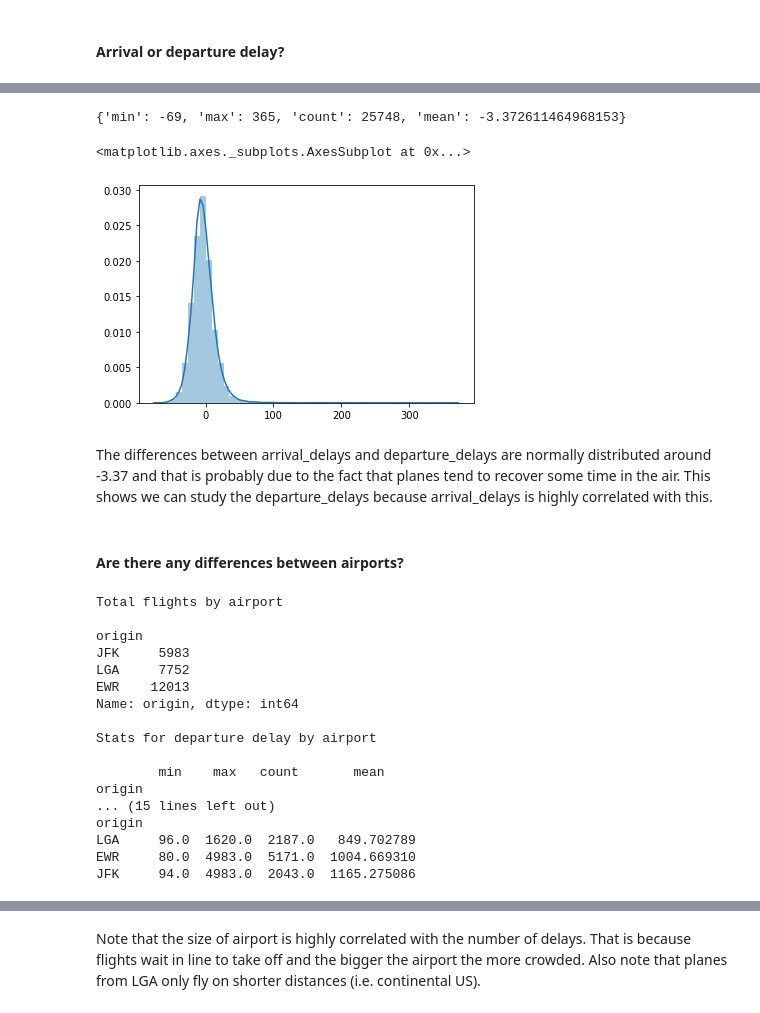
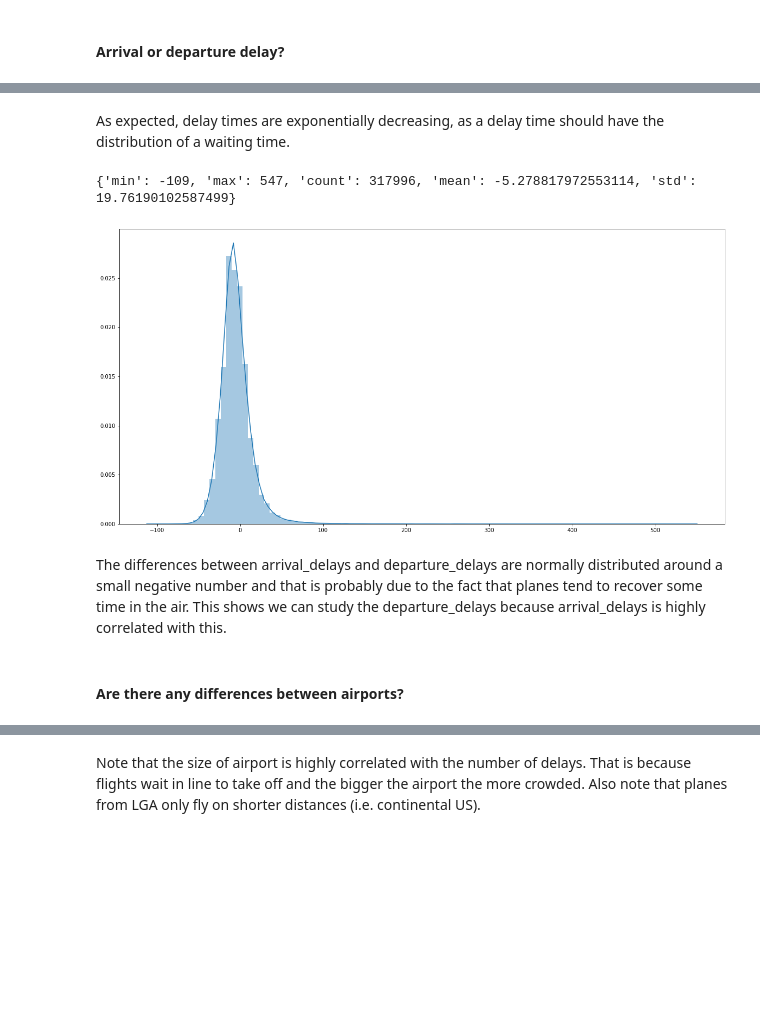
Before and after one commit to mihaihai/flight_data, a Jupyter notebook: Data exploration of flight delays and weather.ipynb, the cells around one changed output, grey strips where cells are left out. Cells and saved outputs as stored; diff of their text form; code cells hidden in the pictures; blank space fills up the shorter version.

```diff
--- a/Data exploration of flight delays and weather.ipynb
+++ b/Data exploration of flight delays and weather.ipynb
@@ -204,10 +231,24 @@ def to_minutes(number):
+# %%
+def to_minutes_departure(number):
+    if number == 2400: minutes = 1440
+    minutes = int(number/100)*60+int(number%100)
+    if number < 445: minutes += 1440
+    #I chose 445 = min(test1,test4)+1because no flight left later than 4:00AM and earlier than 4:45AM.
+    #The flights after 4:45AM clearly left earlier than planned that day and the one between 0:00AM and 4:00AM left late.
+    return minutes
+
+def to_minutes_arrival(number):
+    if number == 2400: minutes = 1440
+    minutes = int(number/100)*60+int(number%100)
+    if number < 552 : minutes += 1440
+    #I chose 552 = max(test3, test5)+1 because the flighno flight left later than 4:00AM and earlier than 4:45AM.
+    #The flights after 4:45AM clearly left earlier than planned that day and the one between 0:00AM and 4:00AM left late.
+    return minutes
 # %%
-working = pd.merge(df, wf, how = 'left', on=['origin', 'year', 'month', 'day', 'hour']).dropna()
-
 working['date'] = pd.to_datetime(working[['year','month','day']])
 
-working['departure_delay'] =   working['departure'].apply(to_minutes) - working['scheduled_departure'].apply(to_minutes)
-working['arrival_delay'] =  working['arrival'].apply(to_minutes) - working['scheduled_arrival'].apply(to_minutes)
+working['departure_delay'] =   working['departure'].apply(to_minutes_departure) - working['scheduled_departure'].apply(to_minutes_departure)
+working['arrival_delay'] =  working['arrival'].apply(to_minutes_arrival) - working['scheduled_arrival'].apply(to_minutes_arrival)
 
-variables_to_remove = ['year','month','day', 'DST_x', 'timezone_x', 'DST_y', 'timezone_y', 'FAA_x', 'FAA_y']
+variables_to_remove = ['DST_x', 'timezone_x', 'DST_y', 'timezone_y', 'FAA_x', 'FAA_y']
 working.drop(variables_to_remove, axis = 1, inplace = True)
@@ -214,3 +278,8 @@ working.drop(variables_to_remove, axis = 1, inplace = True)
+# %%
+indexNames = working[working['departure_delay'] < -120].index
+working.drop(indexNames , inplace=True)
+indexNames = working[working['arrival_delay'] < -120].index
+working.drop(indexNames , inplace=True)
 # %%
 print(working[working['departure_delay']<0]['departure_delay'].count(), 'flights left early.')
 print(working[working['departure_delay']>=0]['departure_delay'].count(), 'flights left late.')
@@ -238,4 +295,4 @@ In this section we try to figure out whether the distance of a flight influences
 # %%
 def get_stats(group):
     return {'min': group.min(), 'max': group.max(),
-            'count': group.count(), 'mean': group.mean()}
+            'count': group.count(), 'mean': group.mean(), 'std': group.std()}
@@ -242,46 +307,16 @@ def get_stats(group):
+# %% [markdown]
+As expected, delay times are exponentially decreasing, as a delay time should have the distribution of a waiting time.
 # %%
 differences = working['arrival_delay'] - working['departure_delay']
+fig, ax = plt.subplots(figsize=(20,10))
 print(get_stats(differences))
-sns.distplot(differences)
+sns.distplot(differences, bins = 100)
+plt.show()
 # %% [output]
-{'min': -69, 'max': 365, 'count': 25748, 'mean': -3.372611464968153}
+{'min': -109, 'max': 547, 'count': 317996, 'mean': -5.278817972553114, 'std': 19.76190102587499}
-<matplotlib.axes._subplots.AxesSubplot at 0x...>
-[figure, old version]
+[figure, new version]
 # %% [markdown]
-The differences between arrival_delays and departure_delays are normally distributed around -3.37 and that is probably due to the fact that planes tend to recover some time in the air.
+The differences between arrival_delays and departure_delays are normally distributed around a small negative number and that is probably due to the fact that planes tend to recover some time in the air.
 This shows we can study the departure_delays because arrival_delays is highly correlated with this.
 # %% [markdown]
 #### Are there any differences between airports?
-# %%
-print('Total flights by airport\n')
-print(working['origin'].groupby(working['origin']).count().sort_values())
-
-print('\nStats for departure delay by airport\n')
-print(working[working['departure_delay']>0]['departure_delay'].groupby(working['origin']).apply(get_stats).unstack().sort_values('count'))
-
-#print('\nStats for arrival delay by airport\n')
-#print(working[working['arrival_delay']>0]['arrival_delay'].groupby(working['origin']).apply(get_stats).unstack().sort_values('count'))
-
-print('\nPercentages of delayed flights by airport\n')
-print((working[working['departure_delay']>0]['departure_delay'].groupby(working['origin']).count()/working['origin'].groupby(working['origin']).count()).sort_values())
-
-print('\nStats for flight distances by airport\n')
-print(working[working['departure_delay']>0]['distance'].groupby(working['origin']).apply(get_stats).unstack().sort_values('max'))
-# %% [output]
-Total flights by airport
-
-origin
-JFK     5983
-LGA     7752
-EWR    12013
-Name: origin, dtype: int64
-
-Stats for departure delay by airport
-
-        min    max   count       mean
-origin
-... (15 lines left out)
-origin
-LGA     96.0  1620.0  2187.0   849.702789
-EWR     80.0  4983.0  5171.0  1004.669310
-JFK     94.0  4983.0  2043.0  1165.275086
```
Also changed, not shown: parts of 70 cells of this notebook.
